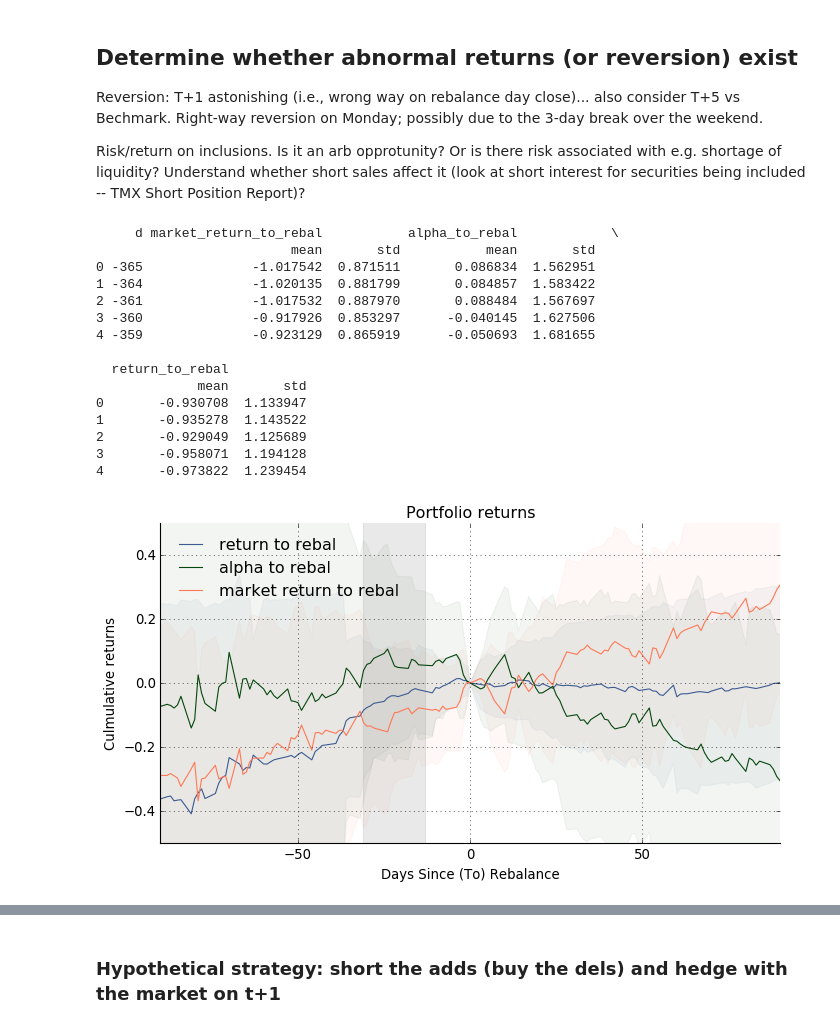
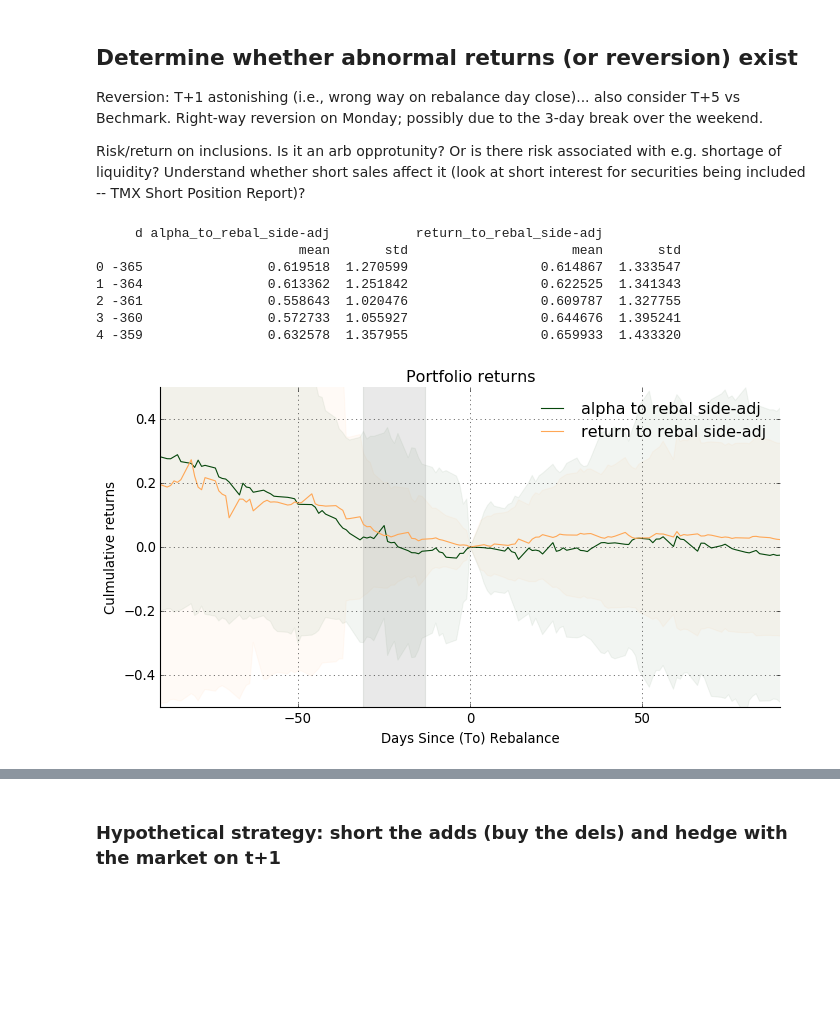
Before and after one commit to ebryce/Portfolio-Risk, a Jupyter notebook: thesis.ipynb, the cells around one changed output, grey strips where cells are left out. Saved outputs shown, nothing was run; the diff lists cells and outputs as text; code cells hidden in the pictures; blank space fills up the shorter version.

```diff
--- a/thesis.ipynb
+++ b/thesis.ipynb
@@ -197,0 +220,18 @@ hdf.put(key='daily', value=df, format='t', append=False)
+# %%
+df['daily_alpha'] = df['daily_return']-df['RF']-(df['lifetime_beta']*(df['Rm']-df['RF']))
+for ticker in df['ticker'].unique():
+    df.loc[df['ticker']==ticker, 'culm_alpha'] = (df.loc[df['ticker']==ticker, 'daily_alpha']+1).cumprod()-1
+
+adjustments = df[df['d']==0][['ticker','culm_alpha']]
+adjustments.columns = ['ticker','culm_alpha_at_t0']
+df = df.merge(adjustments, on=['ticker'])
+
+# NEGATIVE ALPHA IMPLIES PRICE WILL GO UP BEFORE REBALANCE
+# POSITIVE ALPHA IMPLIES PRICE WILL FALL BY THE REBALANCE DAY
+df['alpha_to_rebal'] = df['culm_alpha_at_t0']-df['culm_alpha']
+
+# Positive alpha implies:
+#    price will fall by the rebalance day (for adds)
+#    price will rise by the rebalance day (for deletes)
+df['alpha_to_rebal_side-adj'] = df['alpha_to_rebal']*df['flag']
+df['return_to_rebal_side-adj'] = df['return_to_rebal']*df['flag']
@@ -220,10 +275,8 @@ Reversion: T+1 astonishing (i.e., wrong way on rebalance day close)... also cons
 
 Risk/return on inclusions. Is it an arb opprotunity? Or is there risk associated with e.g. shortage of liquidity? Understand whether short sales affect it (look at short interest for securities being included -- TMX Short Position Report)?
 # %%
-aggregated = df[df['d'].between(-365, 365, inclusive=True) & df['flag'].isin([-1,1])].groupby(by='d').agg({
-                                 'market_return_to_rebal':['mean','std'],
-                                 'alpha_to_rebal':['mean','std'],
-                                 'return_to_rebal':['mean','std']}).reset_index()
+aggregated = df[df['d'].between(-365, 365, inclusive=True) & df['flag'].isin([-1,1]) & (~df['alpha_to_rebal'].isna())].groupby(by='d').agg({'alpha_to_rebal_side-adj':['mean','std'],
+                                                                                                                                           'return_to_rebal_side-adj':['mean','std']}).reset_index()
 print(aggregated.head())
 
 # Plot it
@@ -237,50 +290,42 @@ ax = fig.add_subplot(1, 1, 1)
 
 ax.spines['left'].set_visible(True)
 ax.spines['top'].set_visible(False)
 ax.spines['right'].set_visible(False)
 ax.spines['bottom'].set_visible(True)
 ax.grid(True,axis='both',linestyle=':')
 
-lines = {'return_to_rebal':'xkcd:denim blue',
-         'alpha_to_rebal':'xkcd:forest green',
-        'market_return_to_rebal':'xkcd:melon'}
+lines = {'alpha_to_rebal_side-adj':'xkcd:forest green',
+        'return_to_rebal_side-adj':'xkcd:pale orange'}
 
 for line in lines:
     ax.plot(aggregated['d'],aggregated[line]['mean'], color=lines[line])
     ax.fill_between(aggregated['d'], aggregated[line]['mean']-aggregated[line]['std'], aggregated[line]['mean']+aggregated[line]['std'], color=lines[line], alpha=0.05)
 
 # Plot the ranking period
 ax.fill_between([-(length_of_ranking_period+avg_days),-length_of_ranking_period], [1,1], color='xkcd:grey', alpha=0.2)
 ax.fill_between([-(length_of_ranking_period+avg_days),-length_of_ranking_period], [-1,-1], color='xkcd:grey', alpha=0.2)
 
 ax.legend([line.replace('_',' ') for line in lines.keys()], frameon=False, loc='best')
 
 plt.title('Portfolio returns')
 plt.ylabel('Culmulative returns')
 plt.xlabel('Days Since (To) Rebalance')
 
 xlim = [-365,365]
 #ylim = [aggregated[aggregated['d'].between(xlim[0], xlim[1], inclusive=True)][list(lines.keys())].min().min(),
 #        aggregated[aggregated['d'].between(xlim[0], xlim[1], inclusive=True)][list(lines.keys())].max().max()]
 
 plt.xlim(time_range)
 plt.ylim(-0.5,0.5)
 plt.show()
+fig.savefig('\\'.join(overleaf+['{Factor}_returns_side-adj.png'.format(Factor=factor)]))
 # %% [output]
-     d market_return_to_rebal           alpha_to_rebal            \
-                         mean       std           mean       std
-0 -365              -1.017542  0.871511       0.086834  1.562951
-1 -364              -1.020135  0.881799       0.084857  1.583422
-2 -361              -1.017532  0.887970       0.088484  1.567697
-3 -360              -0.917926  0.853297      -0.040145  1.627506
-4 -359              -0.923129  0.865919      -0.050693  1.681655
-
-  return_to_rebal
-             mean       std
-0       -0.930708  1.133947
-1       -0.935278  1.143522
-2       -0.929049  1.125689
-3       -0.958071  1.194128
-4       -0.973822  1.239454
+     d alpha_to_rebal_side-adj           return_to_rebal_side-adj
+                          mean       std                     mean       std
+0 -365                0.619518  1.270599                 0.614867  1.333547
+1 -364                0.613362  1.251842                 0.622525  1.341343
+2 -361                0.558643  1.020476                 0.609787  1.327755
+3 -360                0.572733  1.055927                 0.644676  1.395241
+4 -359                0.632578  1.357955                 0.659933  1.433320
-[figure, old version]
+[figure, new version]
 # %%
```
Also changed, not shown: parts of 43 cells of this notebook.
